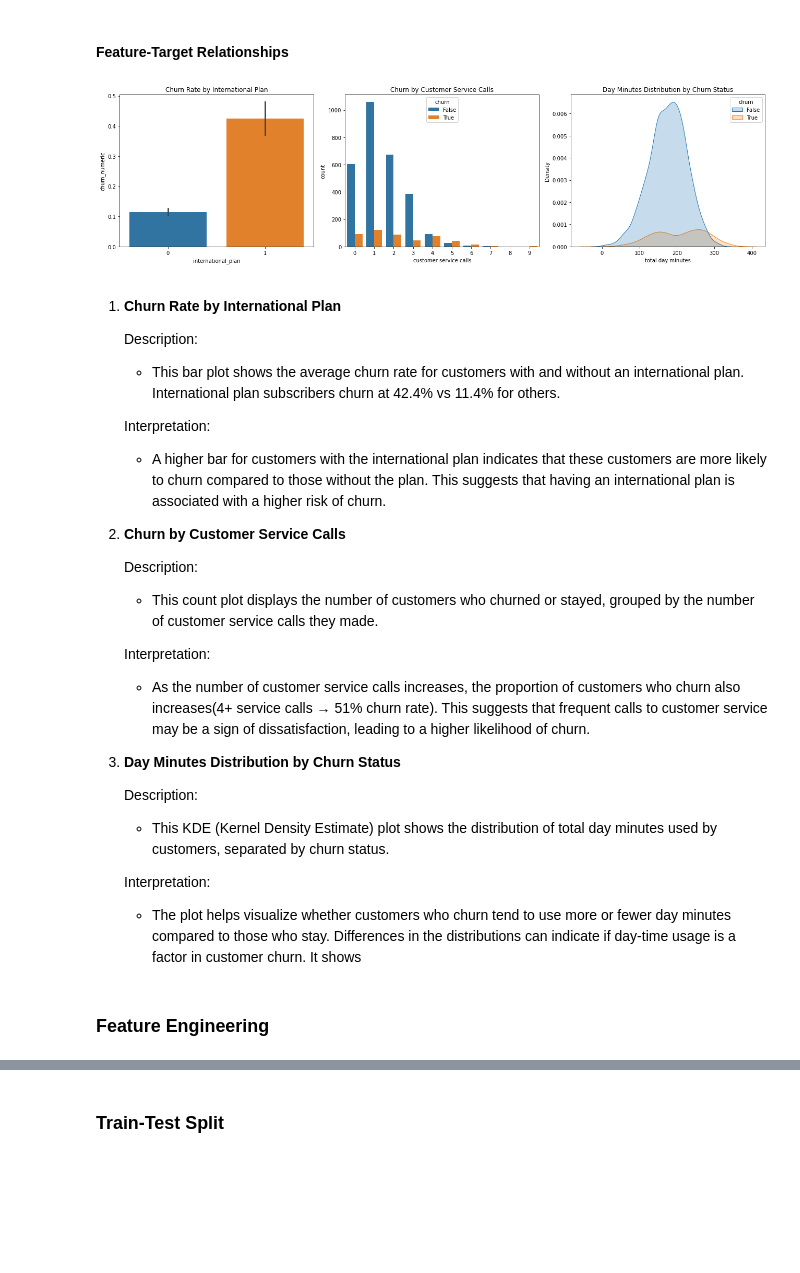
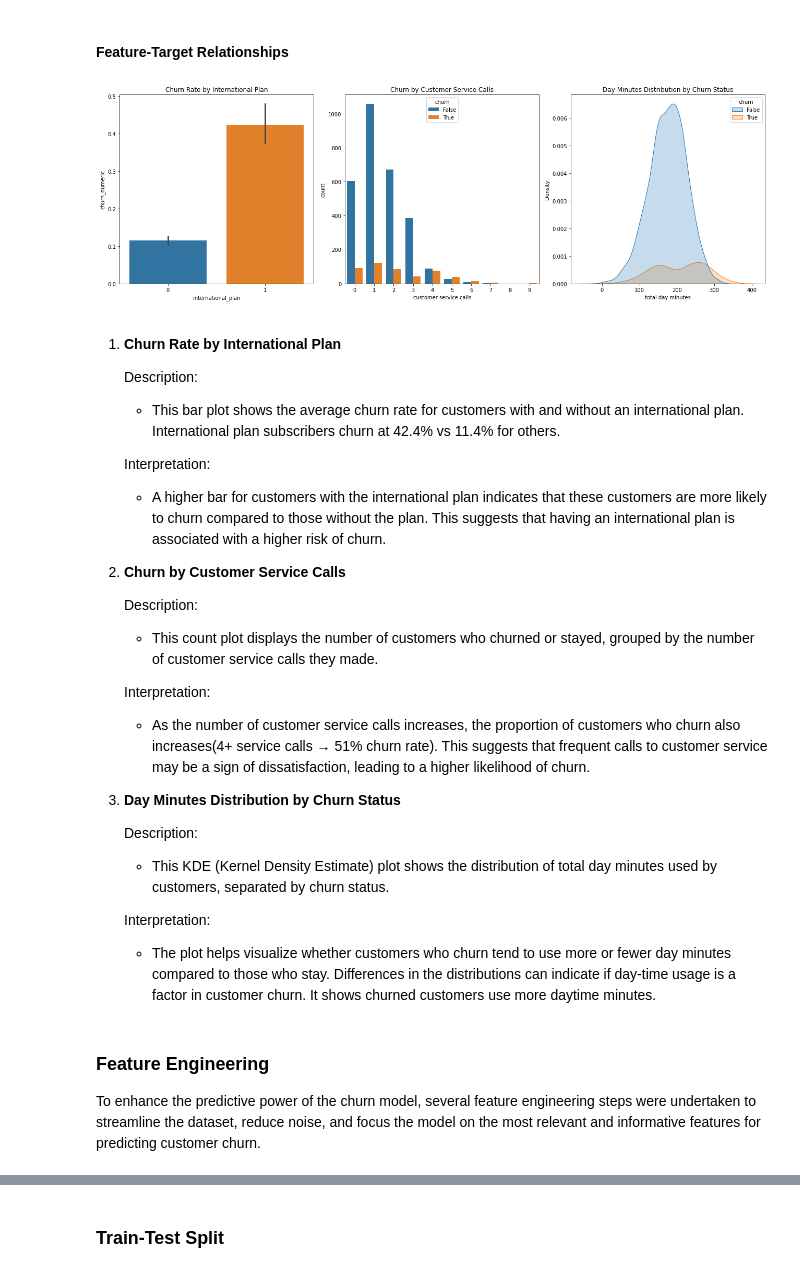
Before and after one commit to KweyuV/Customer-Churn-Prediction, a Jupyter notebook: Customer-Churn-Prediction.ipynb, the cells around one changed output, grey strips where cells are left out. Saved outputs shown, nothing was run; the diff lists cells and outputs as text; code cells hidden in the pictures; blank space fills up the shorter version.

Commit message:
save visualizations for Read.me file

```diff
--- a/Customer-Churn-Prediction.ipynb
+++ b/Customer-Churn-Prediction.ipynb
@@ -256,23 +259,23 @@ This heatmap helps you quickly spot which features are closely related and which
 # %% [markdown]
 #### Feature-Target Relationships
 # %%
-fig, ax = plt.subplots(1, 3, figsize=(18,5))
+fig, ax = plt.subplots(1, 3, figsize=(18,6))
 
 # International plan impact
 sns.barplot(x='international_plan', y='churn_numeric', data=df, ax=ax[0])
 ax[0].set_title('Churn Rate by International Plan')
 
 # Customer service calls
 sns.countplot(x='customer service calls', hue='churn', data=df, ax=ax[1])
 ax[1].set_title('Churn by Customer Service Calls')
 
 # Total day minutes distribution
 sns.kdeplot(data=df, x='total day minutes', hue='churn', fill=True, ax=ax[2])
 ax[2].set_title('Day Minutes Distribution by Churn Status')
 
 plt.tight_layout()
 # %% [output]
-[figure, old version]
+[figure, new version]
 # %% [markdown]
 1. **Churn Rate by International Plan**
 
@@ -296,9 +299,10 @@ plt.tight_layout()
     - This KDE (Kernel Density Estimate) plot shows the distribution of total day minutes used by customers, separated by churn status.
 
     Interpretation:
-    - The plot helps visualize whether customers who churn tend to use more or fewer day minutes compared to those who stay. Differences in the distributions can indicate if day-time usage is a factor in customer churn. It shows
+    - The plot helps visualize whether customers who churn tend to use more or fewer day minutes compared to those who stay. Differences in the distributions can indicate if day-time usage is a factor in customer churn. It shows churned customers use more daytime minutes.
 # %% [markdown]
 ### Feature Engineering
+To enhance the predictive power of the churn model, several feature engineering steps were undertaken to streamline the dataset, reduce noise, and focus the model on the most relevant and informative features for predicting customer churn.
 # %%
 # Create total charge feature
 df['total_charge'] = df['total day charge'] + df['total eve charge'] + df['total night charge']
```
Also changed, not shown: parts of 7 cells of this notebook.
